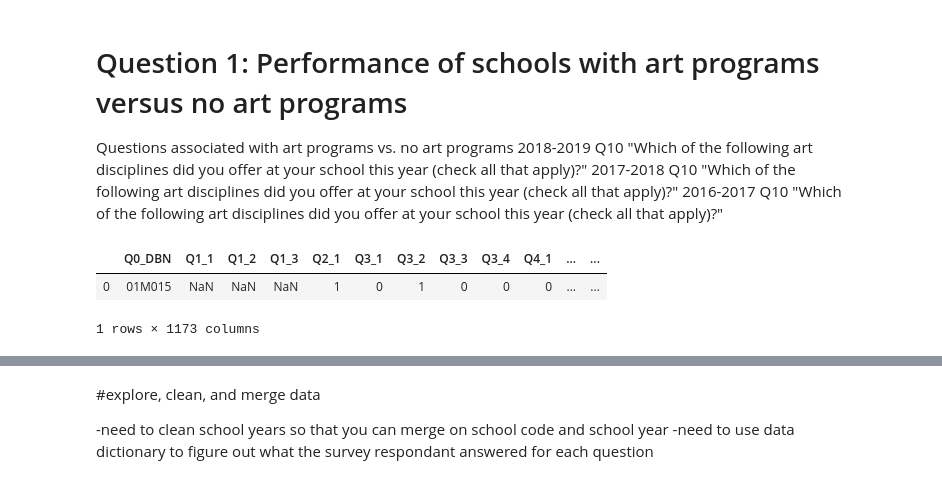
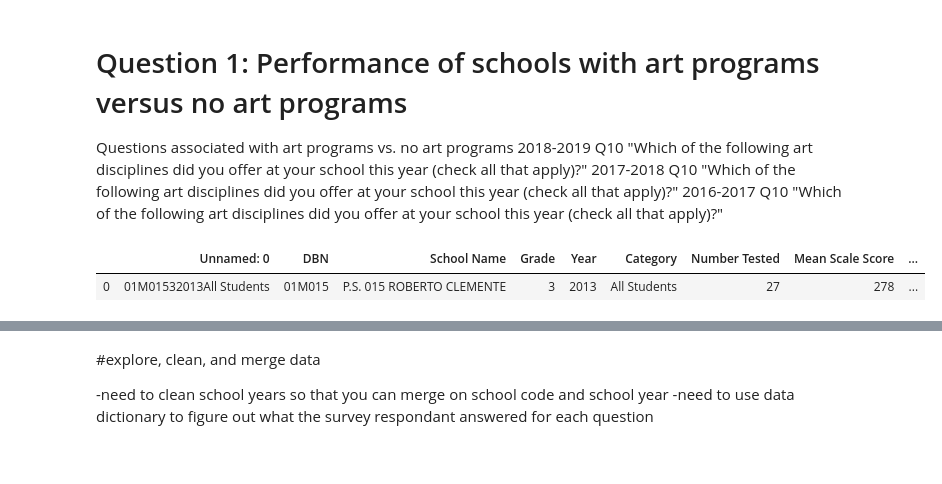
Before and after one commit to tomtav/arts-edu-impact, a Jupyter notebook: dev/aforshee/Question1.ipynb, the cells around one changed output, grey strips where cells are left out. Drawn from its saved outputs; the diff is of its cells as text; code cells hidden in the pictures.

Commit message:
State Test Results added

```diff
--- a/dev/aforshee/Question1.ipynb
+++ b/dev/aforshee/Question1.ipynb
@@ -13,20 +13,23 @@ import numpy as np
 # %%
 #load data
 #resource for converting:https://medium.com/better-programming/using-python-to-convert-worksheets-in-an-excel-file-to-separate-csv-files-7dd406b652d7
 
 #survey_2014_2015 = "2014-2015_Arts_Survey_Data.csv"
 #survey_2015_2016 = "2015-2016_Arts_Survey_Data.csv"
 survey_2016_2017 = "2016_-_2017_Arts_Survey_data.csv"
 survey_2017_2018 = "2017-2018_Arts_Data_Report (1).csv"
 survey_2018_2019 = "Copy of 2018 -2019 Arts Data Report.csv"
+ELA_2013_2019 = "2013-2019 ELA State Test Results.csv"
+Math_2013_2019 = "2013-2019 Math State Test Results.csv"
 
 #survey_2014_2015_df = pd.read_csv(survey_2014_2015, encoding='utf-8', dtype = 'unicode')
 #survey_2015_2016_df = pd.read_csv(survey_2015_2016, encoding='utf-8', dtype = 'unicode')
 survey_2016_2017_df = pd.read_csv(survey_2016_2017, encoding='utf-8', dtype = 'unicode')
 survey_2017_2018_df = pd.read_csv(survey_2017_2018, encoding='utf-8', dtype = 'unicode')
 survey_2018_2019_df = pd.read_csv(survey_2018_2019, encoding='utf-8', dtype = 'unicode')
-survey_2018_2019_df.head(1)
+ELA_2013_2019_df = pd.read_csv(ELA_2013_2019, encoding='utf-8', dtype = 'unicode')
+Math_2013_2019_df = pd.read_csv(Math_2013_2019, encoding='utf-8', dtype = 'unicode')
+Math_2013_2019_df.head(1)
 # %% [output]
-|  | Q0_DBN | Q1_1 | Q1_2 | Q1_3 | Q2_1 | Q3_1 | Q3_2 | Q3_3 | Q3_4 | Q4_1 | ... | ... |
-| 0 | 01M015 | NaN | NaN | NaN | 1 | 0 | 1 | 0 | 0 | 0 | ... | ... |
+|  | Unnamed: 0 | DBN | School Name | Grade | Year | Category | Number Tested | Mean Scale Score | ... |
+| 0 | 01M01532013All Students | 01M015 | P.S. 015 ROBERTO CLEMENTE | 3 | 2013 | All Students | 27 | 278 | ... |
-1 rows × 1173 columns
```
Also changed, not shown: parts of 1 cell of this notebook, 2 other files.
